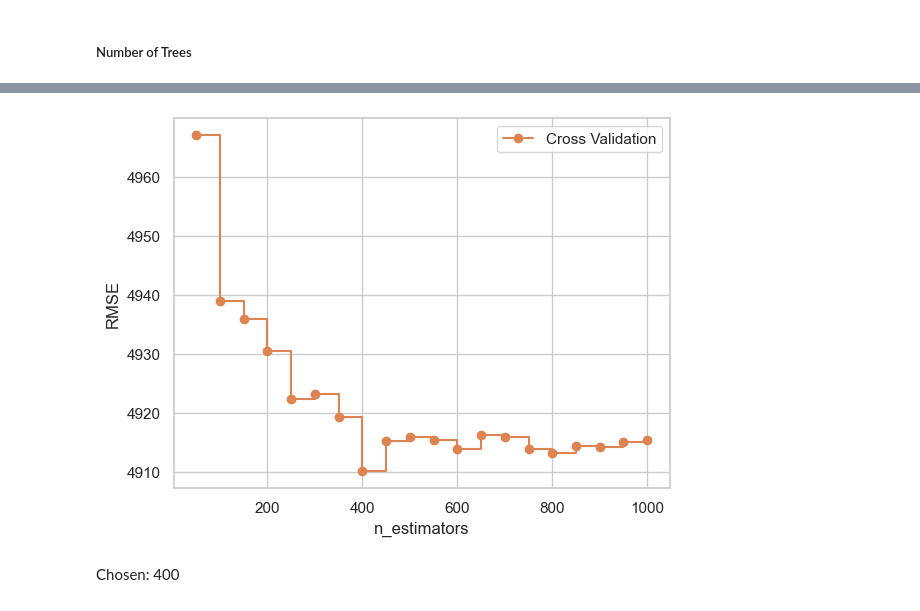
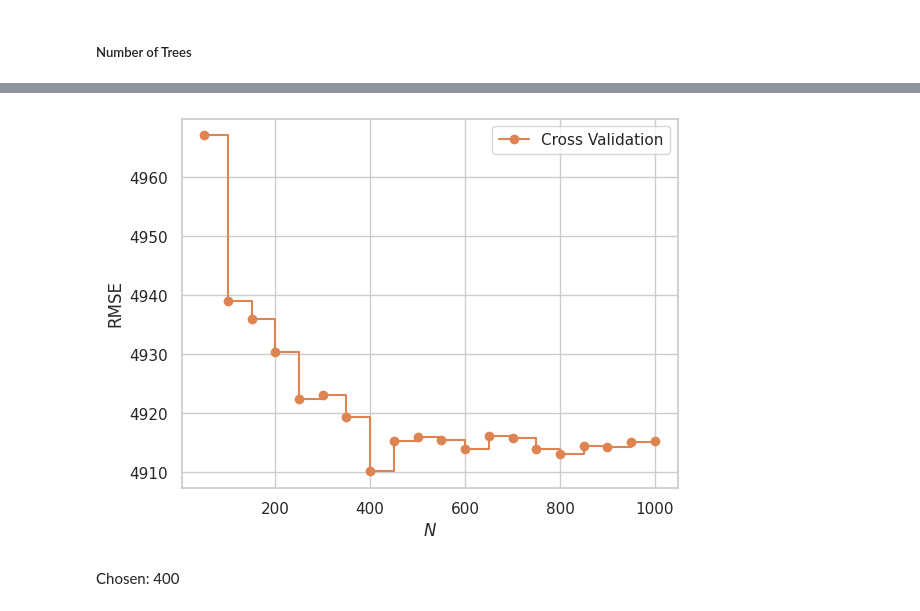
Before and after one commit to jasonhadiputra/final-thesis, a Jupyter notebook: Analysis Medical Cost Personal.ipynb, the cells around one changed output, grey strips where cells are left out. Saved outputs shown, nothing was run; the diff lists cells and outputs as text; code cells hidden in the pictures.

Commit message:
Add datasets, refactor code.

```diff
--- a/Analysis Medical Cost Personal.ipynb
+++ b/Analysis Medical Cost Personal.ipynb
@@ -392,7 +486,6 @@ df[['charges', 'region']].groupby('region').mean()
 # %%
 import numpy as np
 import pandas as pd
-from scipy import stats
 
 import matplotlib.pyplot as plt
 import seaborn as sns
@@ -401,8 +494,8 @@ sns.set_theme(
     style='whitegrid',
 )
 
-# df = pd.read_excel('../Datasets/Medical Cost Personal.xlsx')
-df = pd.read_csv('../Datasets/Shuffled Medical Cost Personal.csv')
+# df = pd.read_excel('./Datasets/Medical Cost Personal.xlsx')
+df = pd.read_csv('./Datasets/Shuffled Medical Cost Personal.csv')
 
 cm = 1/2.54
 random_state = 42
@@ -415,6 +508,10 @@ from sklearn.preprocessing import OneHotEncoder
 from sklearn.pipeline import make_pipeline
 from sklearn.compose import make_column_selector, make_column_transformer
 from sklearn.model_selection import train_test_split
+
+bins = [-np.inf, 18.5, 24.9, 29.9, 34.9, 39.9, np.inf]
+labels = ['underweight', 'normal', 'overweight',
+          'class I obese', 'class II obese', 'class III obese']
 
 # Binning
 y = df['charges']
@@ -444,7 +541,7 @@ from sklearn import metrics
 from sklearn.model_selection import cross_val_score
 
 rfr = RandomForestRegressor(
-    n_estimators=100,
+    n_estimators=1000,
     random_state=random_state,
 )
 
@@ -485,22 +596,22 @@ reg.fit(X_train, y_train)
 # %%
 rc = {
     'figure.figsize': (12*cm, 8*cm),
     'figure.dpi': 600,
     }
 
 with plt.rc_context(
     # rc=rc,
     rc=None,
     ):
     plt.plot(n_trees, -reg[1].cv_results_['mean_test_score'],
              color='C1', marker="o",
              label="Cross Validation", drawstyle="steps-post")
     plt.legend(loc='best')
-    plt.xlabel('n_estimators')
+    plt.xlabel('$N$')
     plt.ylabel('RMSE')
     plt.show()
 # %% [output]
-[figure, old version]
+[figure, new version]
 # %% [markdown]
 Chosen: 400
 # %% [markdown]
```
Also changed, not shown: parts of 47 cells of this notebook, 4 other files.
